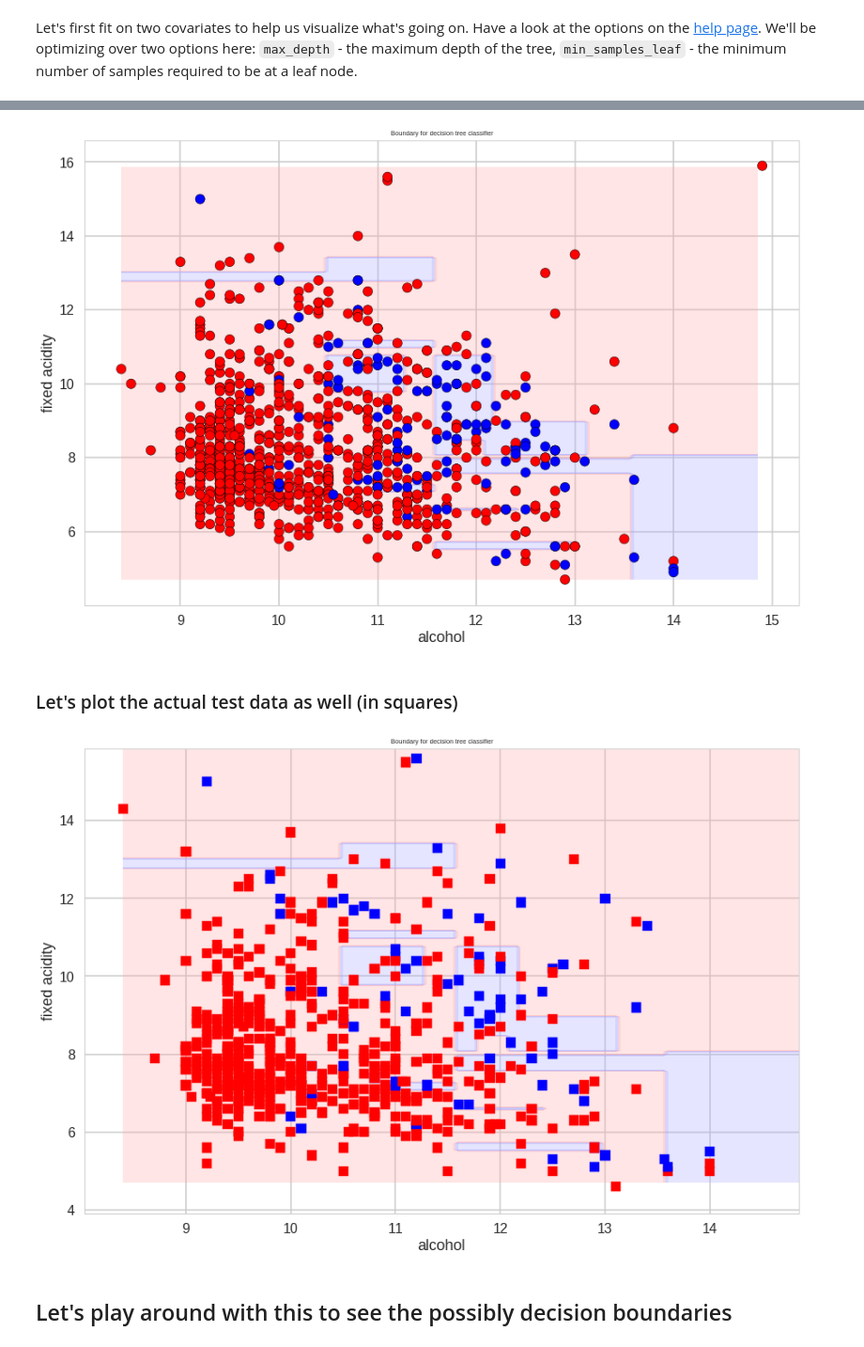
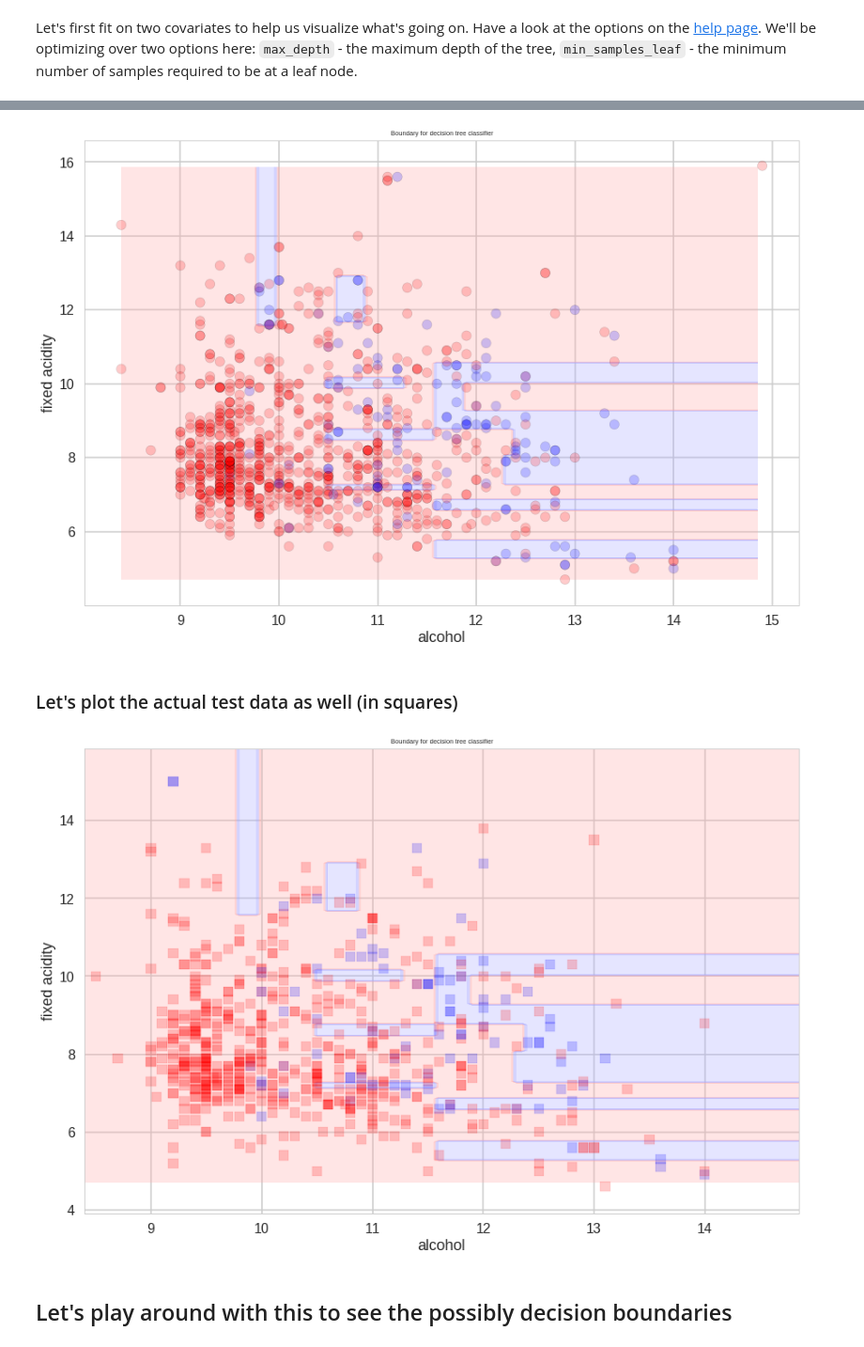
Before and after one commit to bhaskar-manguluri/2015lab7, a Jupyter notebook: Lab7-Botany and Ensemble Methods.ipynb, the cells around one changed output, grey strips where cells are left out. Shown at 94% size. Cells and saved outputs as stored; diff of their text form; code cells hidden in the pictures.

```diff
--- a/Lab7-Botany and Ensemble Methods.ipynb
+++ b/Lab7-Botany and Ensemble Methods.ipynb
@@ -266,8 +271,8 @@ Let's first fit on two covariates to help us visualize what's going on. Have a l
 # %%
 from sklearn import tree
 clfTree1 = tree.DecisionTreeClassifier()
-
-parameters = {"max_depth": [1, 2, 3, 4, 5, 6, 7], 'min_samples_leaf': [1, 2, 3, 4, 5, 6]}
+parameters = {"max_depth": [None], 'min_samples_leaf': [1, 2, 3, 4, 5, 6]}
+# adding any max_depth_param gives a warning, eg:max_depth = [1,2]
 clfTree1, Xtrain, ytrain, Xtest, ytest = do_classify(clfTree1, parameters, df,
                                                      ['alcohol', 'fixed acidity'],'target', 1,
                                                      mask=mask, n_jobs = 4, score_func = 'f1')
@@ -283,15 +297,15 @@ Accuracy on test data:     0.87
 # %%
 plot_2tree(plt, Xtrain, Xtest, ytrain, ytest, clfTree1,
-           lab = ['alcohol', 'fixed acidity'], alpha = 1, plot_test = False)
+           lab = ['alcohol', 'fixed acidity'], alpha = 0.2, plot_test = False)
 # %% [output]
-[figure, old version]
+[figure, new version]
 # %% [markdown]
 ### Let's plot the actual test data as well (in squares)
 # %%
 plot_2tree(plt, Xtrain, Xtest, ytrain, ytest, clfTree1,
-           lab = ['alcohol', 'fixed acidity'], alpha = 1, plot_train = False)
+           lab = ['alcohol', 'fixed acidity'], alpha = 0.2, plot_train = False)
 # %% [output]
-[figure, old version]
+[figure, new version]
 # %% [markdown]
 ## Let's play around with this to see the possibly decision boundaries
 # %%
```
Also changed, not shown: parts of 13 cells of this notebook.
